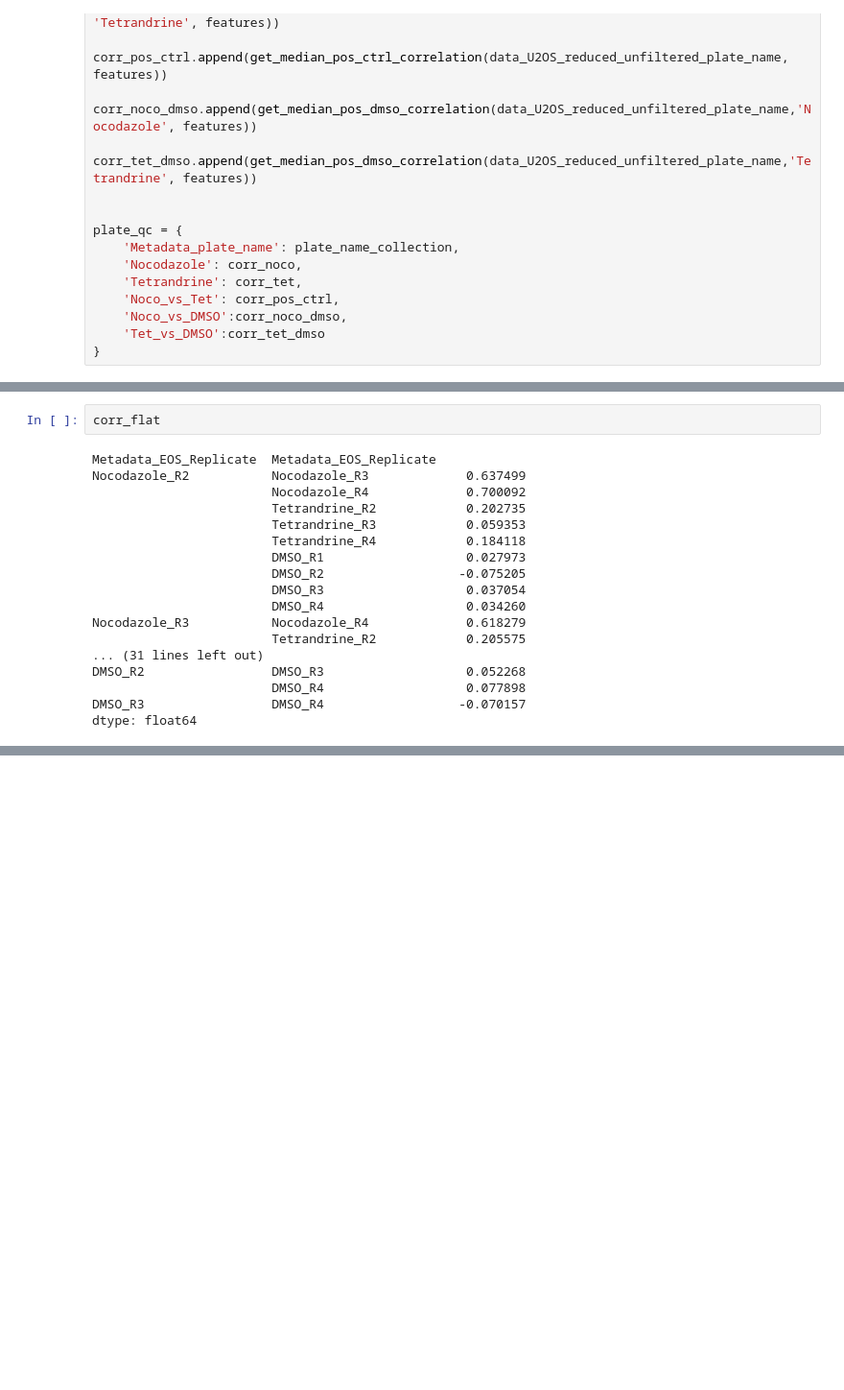
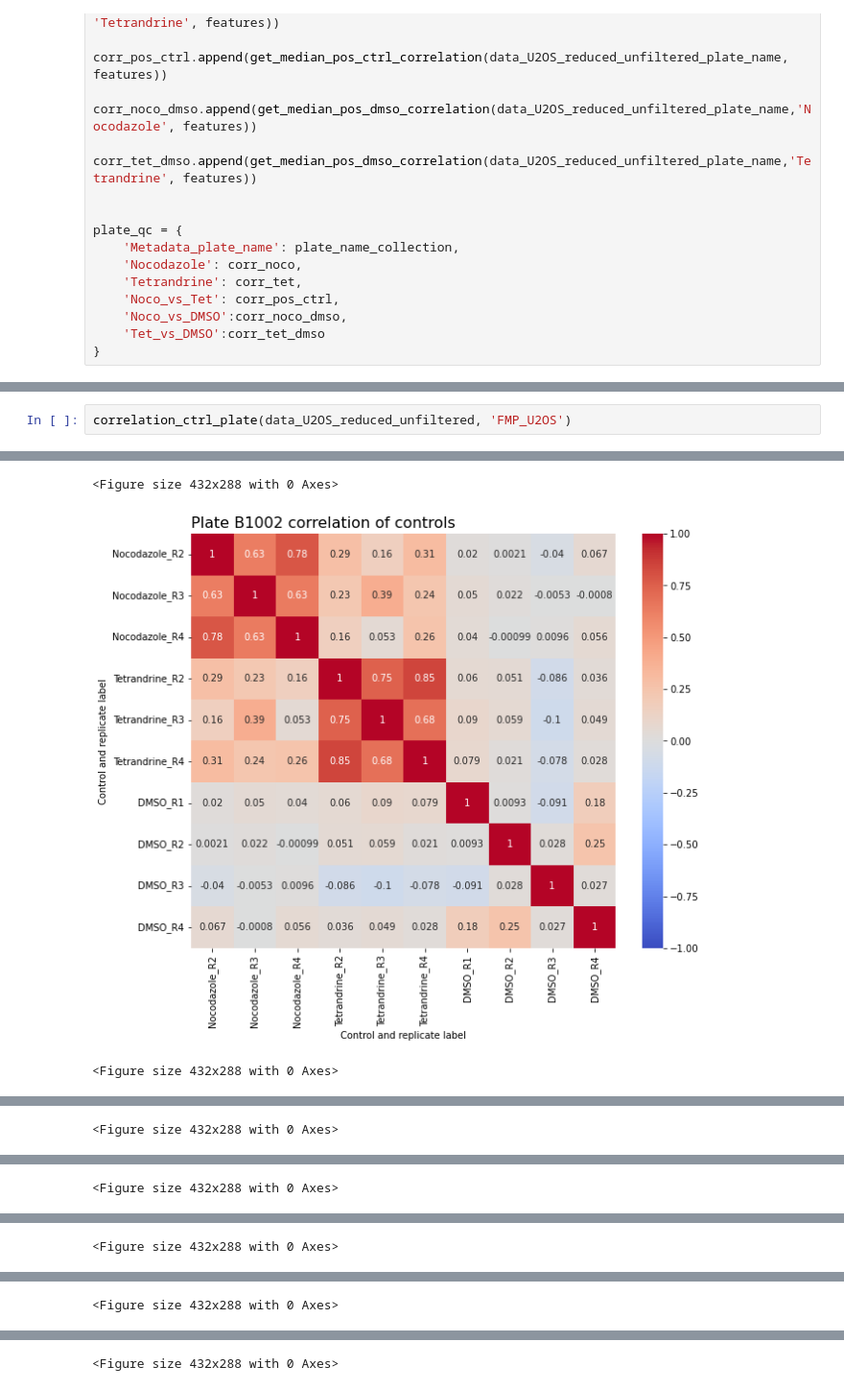
Before and after one commit to schmiedc/EU-OS_bioactives, a Jupyter notebook: Revision/Correlation_PosControls/Correlation_PosControls.ipynb, the cells around one changed output, grey strips where cells are left out. Shown at 96% size. Saved outputs shown, nothing was run; the diff lists cells and outputs as text; blank space fills up the shorter version.

Commit message:
Added visualization of correlation of controls for all sites

```diff
--- a/Revision/Correlation_PosControls/Correlation_PosControls.ipynb
+++ b/Revision/Correlation_PosControls/Correlation_PosControls.ipynb
@@ -271,20 +276,3 @@ dtype: float64
-# %%
-corr_flat
-# %% [output]
-Metadata_EOS_Replicate  Metadata_EOS_Replicate
-Nocodazole_R2           Nocodazole_R3             0.637499
-                        Nocodazole_R4             0.700092
-                        Tetrandrine_R2            0.202735
-                        Tetrandrine_R3            0.059353
-                        Tetrandrine_R4            0.184118
-                        DMSO_R1                   0.027973
-                        DMSO_R2                  -0.075205
-                        DMSO_R3                   0.037054
-                        DMSO_R4                   0.034260
-Nocodazole_R3           Nocodazole_R4             0.618279
-                        Tetrandrine_R2            0.205575
-... (31 lines left out)
-DMSO_R2                 DMSO_R3                   0.052268
-                        DMSO_R4                   0.077898
-DMSO_R3                 DMSO_R4                  -0.070157
-dtype: float64
+# %%
+correlation_ctrl_plate(data_U2OS_reduced_unfiltered, 'FMP_U2OS')
+# %% [output]
@@ -290,0 +280,3 @@ dtype: float64
+<Figure size 432x288 with 0 Axes>
+[figure, added]
+<Figure size 432x288 with 0 Axes>
@@ -290,0 +284 @@ dtype: float64
+<Figure size 432x288 with 0 Axes>
@@ -290,0 +286 @@ dtype: float64
+<Figure size 432x288 with 0 Axes>
@@ -290,0 +288 @@ dtype: float64
+<Figure size 432x288 with 0 Axes>
@@ -290,0 +290 @@ dtype: float64
+<Figure size 432x288 with 0 Axes>
@@ -290,0 +292 @@ dtype: float64
+<Figure size 432x288 with 0 Axes>
```
Also changed, not shown: parts of 26 cells of this notebook.
